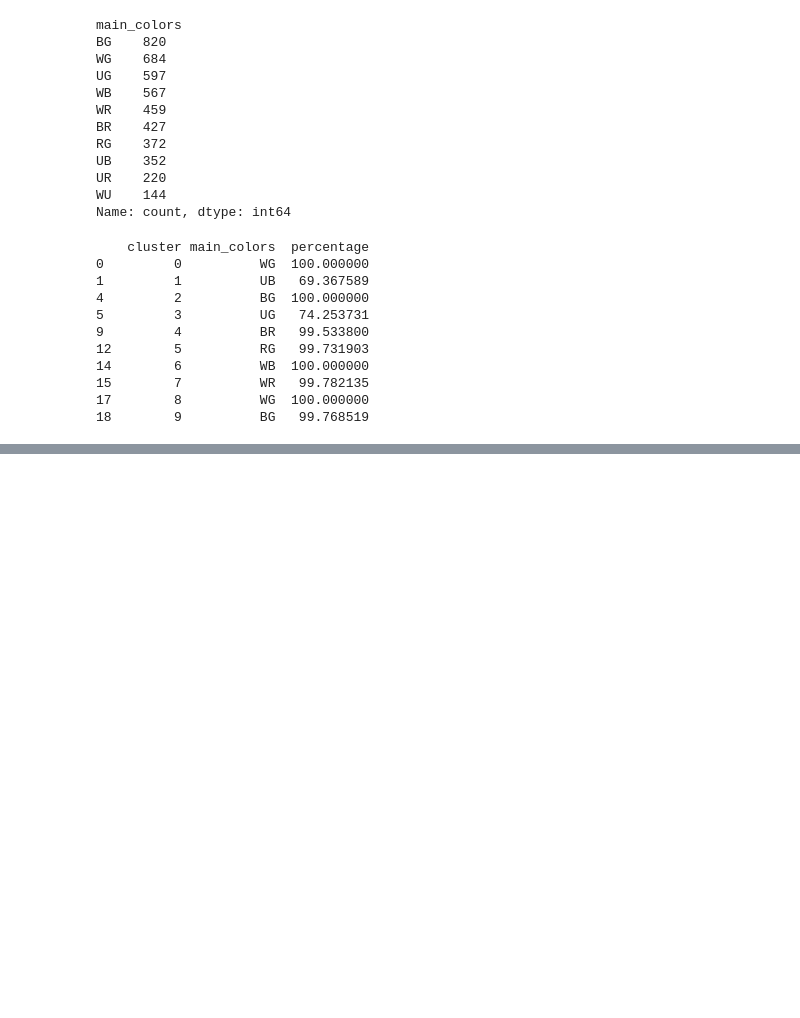
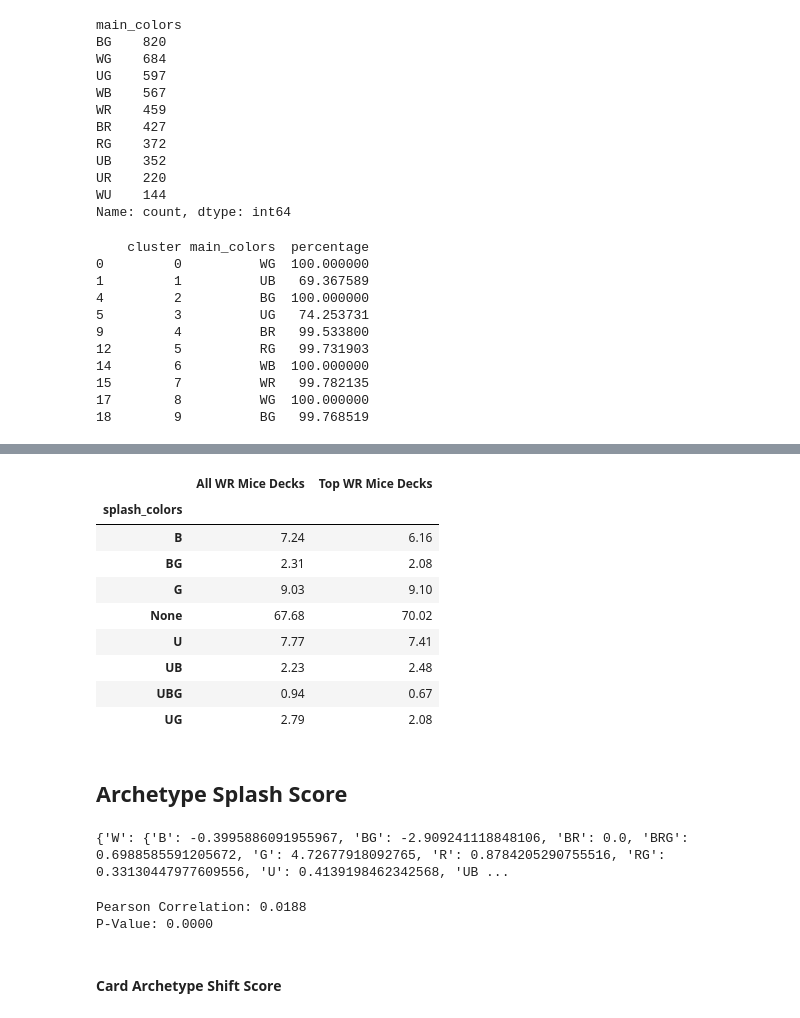
Before and after one commit to pauldennis2/manafest-destiny, a Jupyter notebook: blb_modeling.ipynb, the cells around one changed output, grey strips where cells are left out. Cells and saved outputs as stored; diff of their text form; code cells hidden in the pictures; blank space fills up the shorter version.

```diff
--- a/blb_modeling.ipynb
+++ b/blb_modeling.ipynb
@@ -1340,0 +1389,5 @@ print(top_colors_df[["cluster", "main_colors", "percentage"]])
+# %%
+mice_df = decks_df[decks_df['main_colors'] == "WR"]
+
+print("Mice")
+mice_avgs, mice_wr = get_feature_avgs(mice_df)
@@ -1340,0 +1432,9 @@ print(top_colors_df[["cluster", "main_colors", "percentage"]])
+# %%
+win_rate_threshold = decks_df["wins"] / (decks_df["wins"] + decks_df["losses"])
+top_quartile_cutoff = win_rate_threshold.quantile(0.75)  # Get the 75th percentile value
+
+# Filter the dataset for top-quartile decks
+top_quartile_df = decks_df[win_rate_threshold >= top_quartile_cutoff]
+top_mice_df = top_quartile_df[top_quartile_df["main_colors"] == "WR"]
+print("Winning Mice")
+winning_mice_avgs, winning_mice_wr = get_feature_avgs(top_mice_df)
@@ -1340,0 +1519,52 @@ print(top_colors_df[["cluster", "main_colors", "percentage"]])
+# %%
+# Count occurrences, including empty splash colors
+mice_splash_dist = mice_df["splash_colors"].fillna("None").value_counts(normalize=True) * 100
+top_mice_splash_dist = top_mice_df["splash_colors"].fillna("None").value_counts(normalize=True) * 100
+
+# Combine results into a DataFrame
+splash_comparison = pd.DataFrame({
+    "All WR Mice Decks": mice_splash_dist,
+    "Top WR Mice Decks": top_mice_splash_dist
+}).fillna(0).round(2)  # Fill missing values with 0 and round to 2 decimal places
+
+# Display results
+splash_comparison
+# %% [output]
+|  | All WR Mice Decks | Top WR Mice Decks |
+| splash_colors |  |  |
+| B | 7.24 | 6.16 |
+| BG | 2.31 | 2.08 |
+| G | 9.03 | 9.10 |
+| None | 67.68 | 70.02 |
+| U | 7.77 | 7.41 |
+| UB | 2.23 | 2.48 |
+| UBG | 0.94 | 0.67 |
+| UG | 2.79 | 2.08 |
+# %% [markdown]
+## Archetype Splash Score
+# %%
+archetype_list = [
+    "W", "U", "B", "R", "G",  # Single-color archetypes
+    "WU", "WB", "WR", "WG", "UB", "UR", "UG", "BR", "BG", "RG"  # Dual-color archetypes
+]
+
+
+# Define dictionary to store splash differences by archetype
+splash_effects = {}
+
+# Iterate over single and dual color clusters
+for archetype in archetype_list:  # Ensure archetype_list contains all valid clusters (excluding rainbow)
+    # Get splash distributions for this archetype
+    archetype_splash_dist = decks_df[decks_df["main_colors"] == archetype]["splash_colors"].value_counts(normalize=True) * 100
+    top_archetype_splash_dist = top_quartile_df[top_quartile_df["main_colors"] == archetype]["splash_colors"].value_counts(normalize=True) * 100
+
+    # Compute splash prevalence difference
+    splash_diff = (top_archetype_splash_dist - archetype_splash_dist).fillna(0)
+
+    # Store results in dictionary
+    splash_effects[archetype] = splash_diff.to_dict()
+
+# Output splash effects dictionary
+print(splash_effects)
+# %% [output]
+{'W': {'B': -0.3995886091955967, 'BG': -2.909241118848106, 'BR': 0.0, 'BRG': 0.6988585591205672, 'G': 4.72677918092765, 'R': 0.8784205290755516, 'RG': 0.33130447977609556, 'U': 0.4139198462342568, 'UB ...
@@ -1340,0 +1577,7 @@ print(top_colors_df[["cluster", "main_colors", "percentage"]])
+# %%
+calc_pearson_wrcorr(decks_df, "arch_splash_score")
+# %% [output]
+Pearson Correlation: 0.0188
+P-Value: 0.0000
+# %% [markdown]
+#### Card Archetype Shift Score
```
Also changed, not shown: parts of 23 cells of this notebook.
